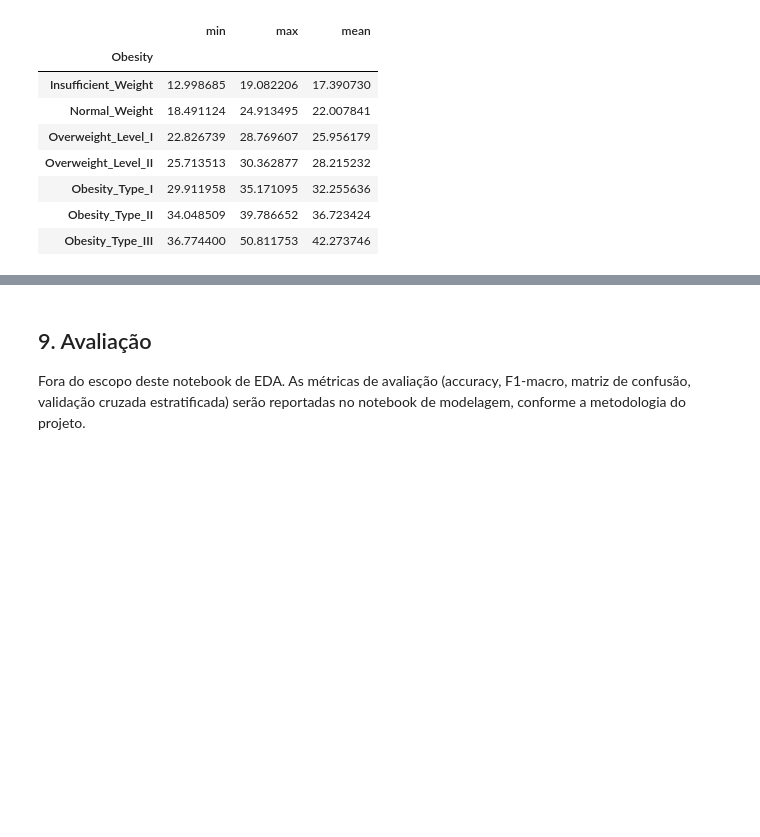
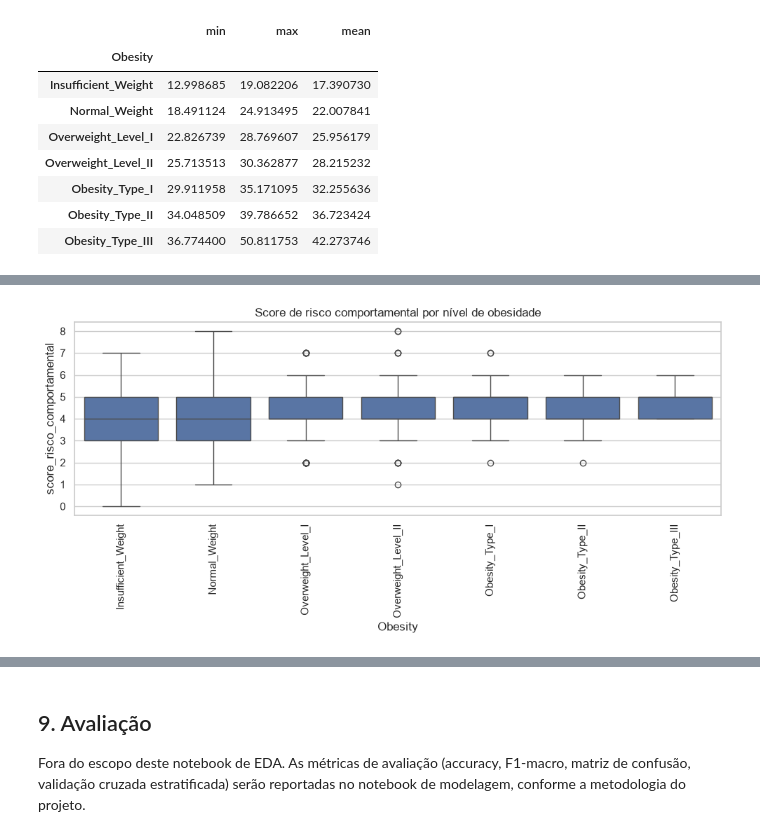
Before and after one commit to maclabr/tech-challenge-obesidade, a Jupyter notebook: notebooks/01_eda.ipynb, the cells around one changed output, grey strips where cells are left out. Saved outputs shown, nothing was run; the diff lists cells and outputs as text; code cells hidden in the pictures; blank space fills up the shorter version.

```diff
--- a/notebooks/01_eda.ipynb
+++ b/notebooks/01_eda.ipynb
@@ -312,0 +336,6 @@ faixas_imc_por_classe
+# %%
+pacientes_tratados["transporte_ativo"] = pacientes_tratados["MTRANS"].isin(["Walking", "Bike"]).astype(int)
+
+(pacientes_tratados.groupby("Obesity")["transporte_ativo"].mean().reindex(ORDEM_NIVEIS_OBESIDADE) * 100).rename(
+    "percentual_transporte_ativo"
+)
@@ -312,0 +356,18 @@ faixas_imc_por_classe
+# %%
+flags_risco_comportamental = pd.DataFrame(
+    {
+        "historico_familiar": (pacientes_tratados["family_history"] == "yes").astype(int),
+        "consumo_calorico_frequente": (pacientes_tratados["FAVC"] == "yes").astype(int),
+        "tabagismo": (pacientes_tratados["SMOKE"] == "yes").astype(int),
+        "nao_monitora_calorias": (pacientes_tratados["SCC"] == "no").astype(int),
+        "come_entre_refeicoes_frequente": pacientes_tratados["CAEC"].isin(["Frequently", "Always"]).astype(int),
+        "alcool_frequente": pacientes_tratados["CALC"].isin(["Frequently", "Always"]).astype(int),
+        "atividade_fisica_baixa": (pacientes_tratados["FAF"] == 0).astype(int),
+        "tempo_tela_alto": (pacientes_tratados["TUE"] == 2).astype(int),
+        "transporte_passivo": (1 - pacientes_tratados["transporte_ativo"]),
+    }
+)
+
+pacientes_tratados["score_risco_comportamental"] = flags_risco_comportamental.sum(axis=1)
+
+pacientes_tratados["score_risco_comportamental"].describe()
@@ -312,0 +384,11 @@ faixas_imc_por_classe
+# %%
+fig, eixo = plt.subplots(figsize=(10, 5))
+sns.boxplot(
+    data=pacientes_tratados, x="Obesity", y="score_risco_comportamental", order=ORDEM_NIVEIS_OBESIDADE, ax=eixo
+)
+eixo.set_title("Score de risco comportamental por nível de obesidade")
+eixo.tick_params(axis="x", rotation=90)
+plt.tight_layout()
+plt.show()
+# %% [output]
+[figure, added]
```
Also changed, not shown: parts of 42 cells of this notebook.
